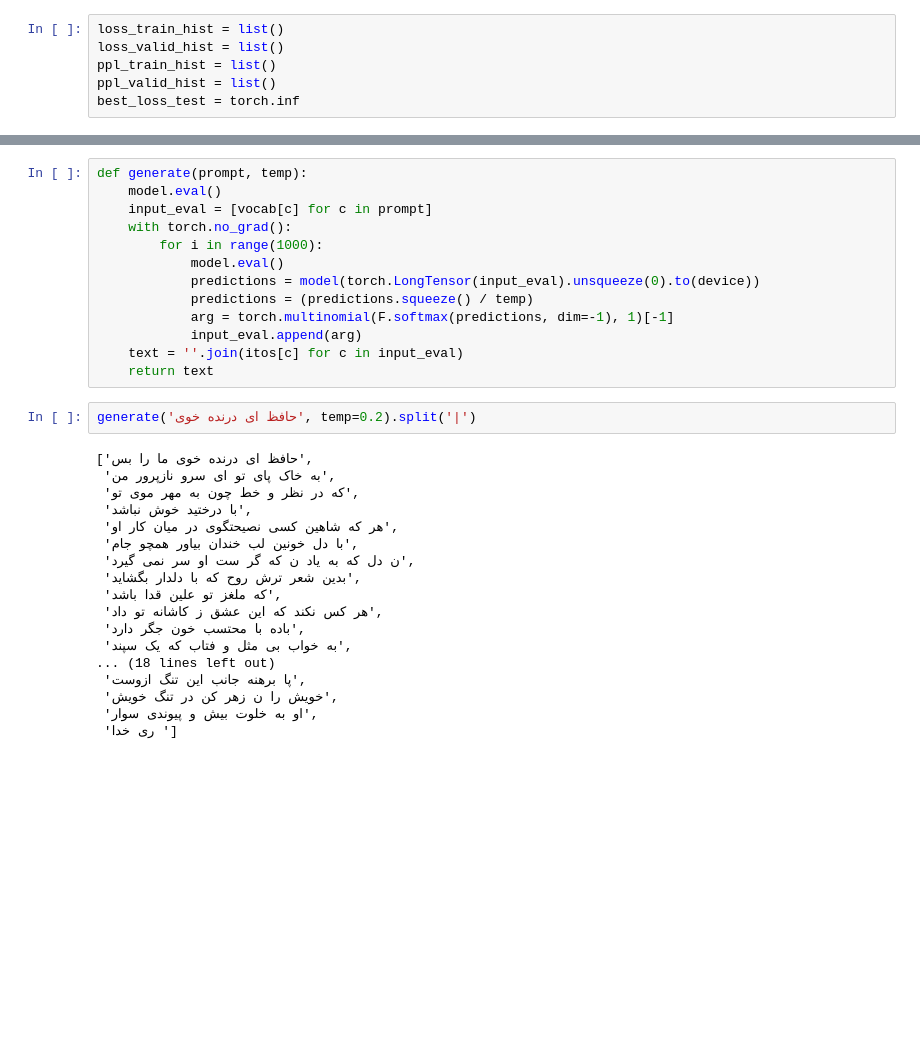
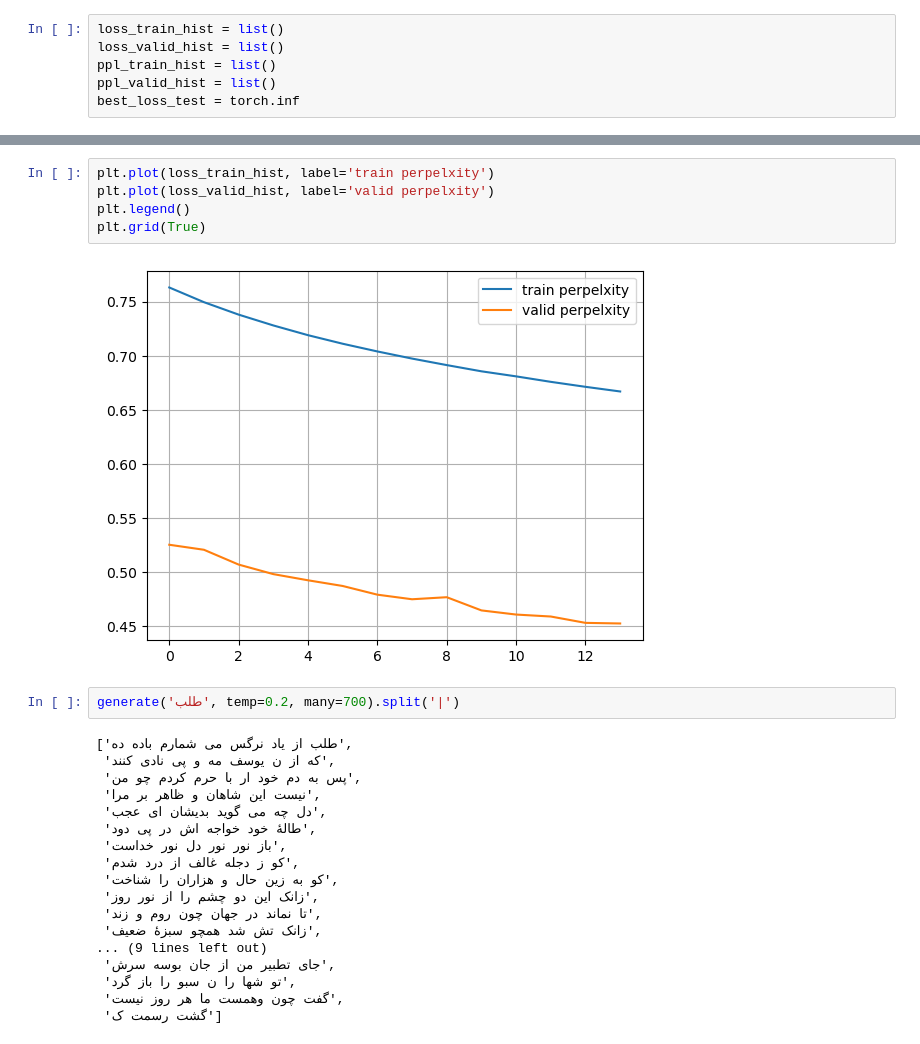
Before and after one commit to itsnotvahid/PoetryGeneration, a Jupyter notebook: SimpleLSTM.ipynb, the cells around one changed output, grey strips where cells are left out. Cells and saved outputs as stored; diff of their text form; blank space fills up the shorter version.

```diff
--- a/SimpleLSTM.ipynb
+++ b/SimpleLSTM.ipynb
@@ -173,33 +190,27 @@ plt.grid(True)
-# %%
-def generate(prompt, temp):
-    model.eval()
-    input_eval = [vocab[c] for c in prompt]
-    with torch.no_grad():
-        for i in range(1000):
-            model.eval()
-            predictions = model(torch.LongTensor(input_eval).unsqueeze(0).to(device))
-            predictions = (predictions.squeeze() / temp)
-            arg = torch.multinomial(F.softmax(predictions, dim=-1), 1)[-1]
-            input_eval.append(arg)
-    text = ''.join(itos[c] for c in input_eval)
-    return text
+# %%
+plt.plot(loss_train_hist, label='train perpelxity')
+plt.plot(loss_valid_hist, label='valid perpelxity')
+plt.legend()
+plt.grid(True)
+# %% [output]
+[figure, added]
 # %%
-generate('حافظ ای درنده خوی', temp=0.2).split('|')
+generate('طلب', temp=0.2, many=700).split('|')
 # %% [output]
-['حافظ ای درنده خوی ما را بس',
- 'به خاک پای تو ای سرو نازپرور من',
- 'که در نظر و خط چون به مهر موی تو',
- 'با درختيد خوش نباشد',
- 'هر که شاهين کسی نصيحتگوی در ميان کار او',
- 'با دل خونين لب خندان بياور همچو جام',
- 'ن دل که به ياد ن که گر ست او سر نمی گيرد',
- 'بدين شعر ترش روح که با دلدار بگشايد',
- 'که ملغز تو علين قدا باشد',
- 'هر کس نکند که اين عشق ز کاشانه تو داد',
- 'باده با محتسب خون جگر دارد',
- 'به خواب بی مثل و فتاب که يک سپند',
-... (18 lines left out)
- 'پا برهنه جانب این تنگ ازوست',
- 'خویش را ن زهر کن در تنگ خویش',
- 'او به خلوت بیش و پیوندی سوار',
- 'ری خدا ']
+['طلب از ياد نرگس می شمارم باده ده',
+ 'که از ن يوسف مه و پی نادی کنند',
+ 'پس به دم خود ار با حرم کردم چو من',
+ 'نیست این شاهان و ظاهر بر مرا',
+ 'دل چه می گوید بدیشان ای عجب',
+ 'طالهٔ خود خواجه اش در پی دود',
+ 'باز نور نور دل نور خداست',
+ 'کو ز دجله غالف از درد شدم',
+ 'کو به زین حال و هزاران را شناخت',
+ 'زانک این دو چشم را از نور روز',
+ 'تا نماند در جهان چون روم و زند',
+ 'زانک تش شد همچو سبزهٔ ضعیف',
+... (9 lines left out)
+ 'جای تطبير من از جان بوسه سرش',
+ 'تو شها را ن سبو را باز گرد',
+ 'گفت چون وهمست ما هر روز نیست',
+ 'گشت رسمت ک']
```
Also changed, not shown: parts of 4 cells of this notebook.
